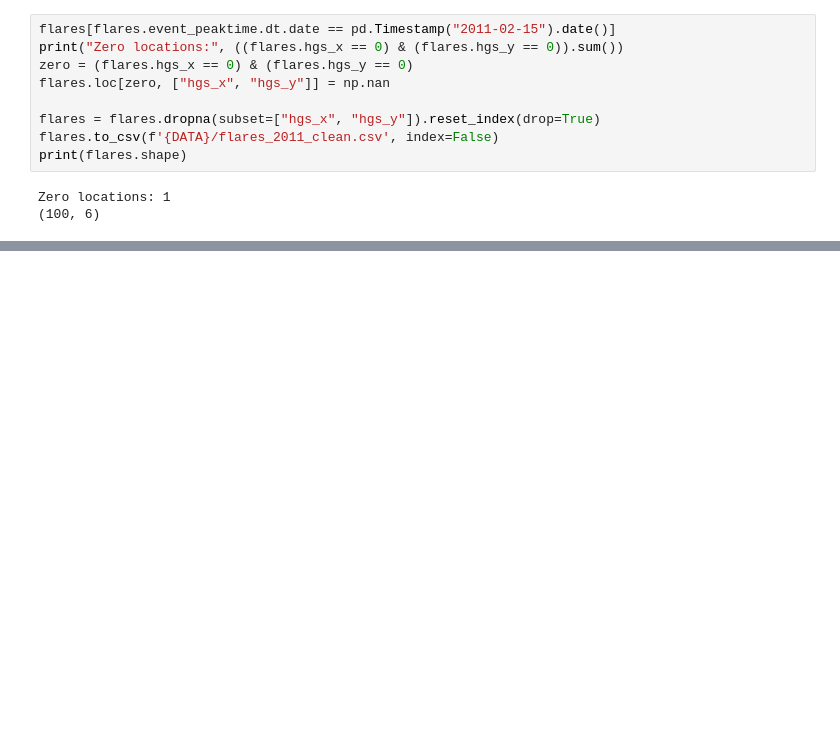
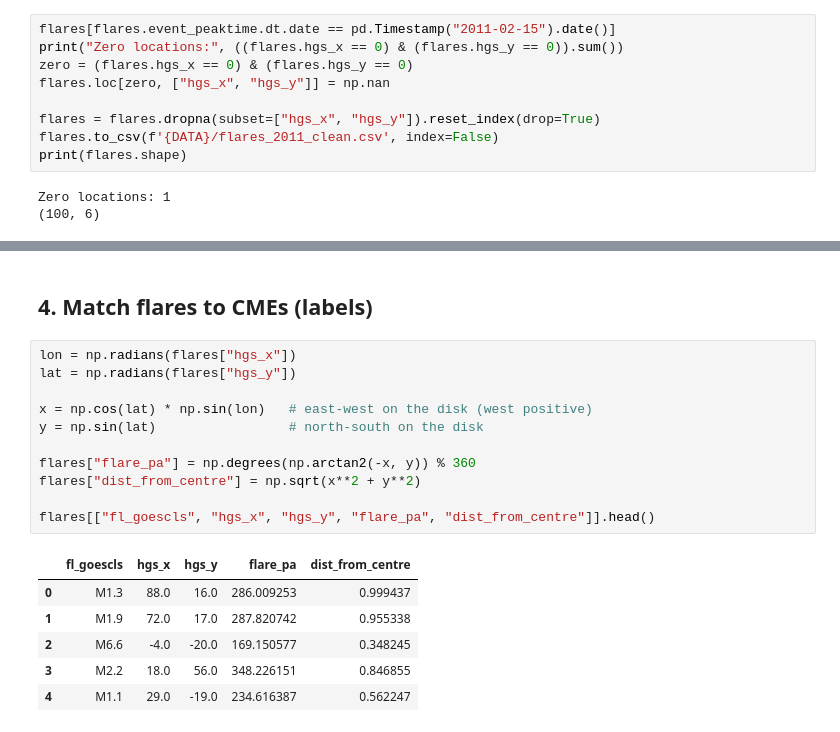
Before and after one commit to lucashobbs17/Geostorm, a Jupyter notebook: notebooks/01_flare_cme.ipynb, the cells around one changed output, grey strips where cells are left out. Drawn from its saved outputs; the diff is of its cells as text; blank space fills up the shorter version.

Commit message:
Labels done

```diff
--- a/notebooks/01_flare_cme.ipynb
+++ b/notebooks/01_flare_cme.ipynb
@@ -144,0 +193,20 @@ Zero locations: 1
+# %% [markdown]
+## 4. Match flares to CMEs (labels)
+# %%
+lon = np.radians(flares["hgs_x"])
+lat = np.radians(flares["hgs_y"])
+
+x = np.cos(lat) * np.sin(lon)   # east-west on the disk (west positive)
+y = np.sin(lat)                 # north-south on the disk
+
+flares["flare_pa"] = np.degrees(np.arctan2(-x, y)) % 360
+flares["dist_from_centre"] = np.sqrt(x**2 + y**2)
+
+flares[["fl_goescls", "hgs_x", "hgs_y", "flare_pa", "dist_from_centre"]].head()
+# %% [output]
+|  | fl_goescls | hgs_x | hgs_y | flare_pa | dist_from_centre |
+| 0 | M1.3 | 88.0 | 16.0 | 286.009253 | 0.999437 |
+| 1 | M1.9 | 72.0 | 17.0 | 287.820742 | 0.955338 |
+| 2 | M6.6 | -4.0 | -20.0 | 169.150577 | 0.348245 |
+| 3 | M2.2 | 18.0 | 56.0 | 348.226151 | 0.846855 |
+| 4 | M1.1 | 29.0 | -19.0 | 234.616387 | 0.562247 |
```
Also changed, not shown: parts of 9 cells of this notebook.
